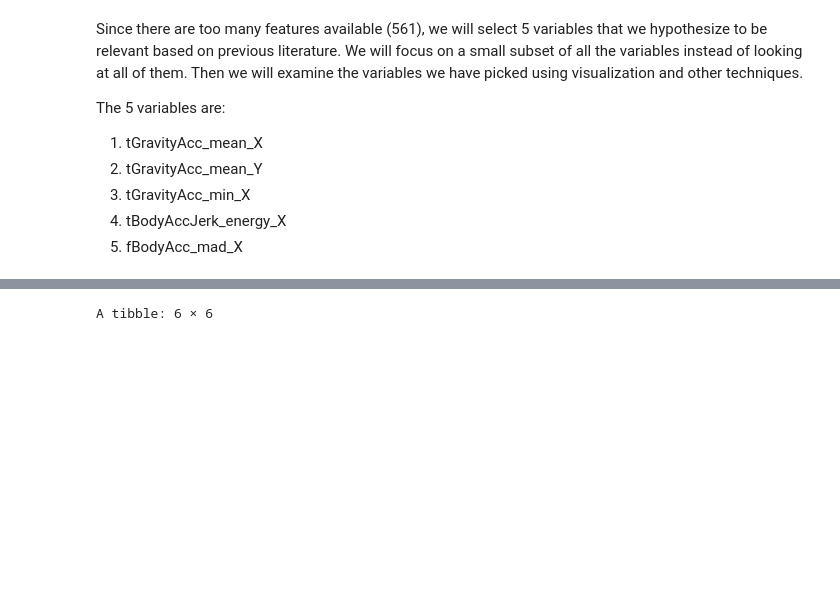
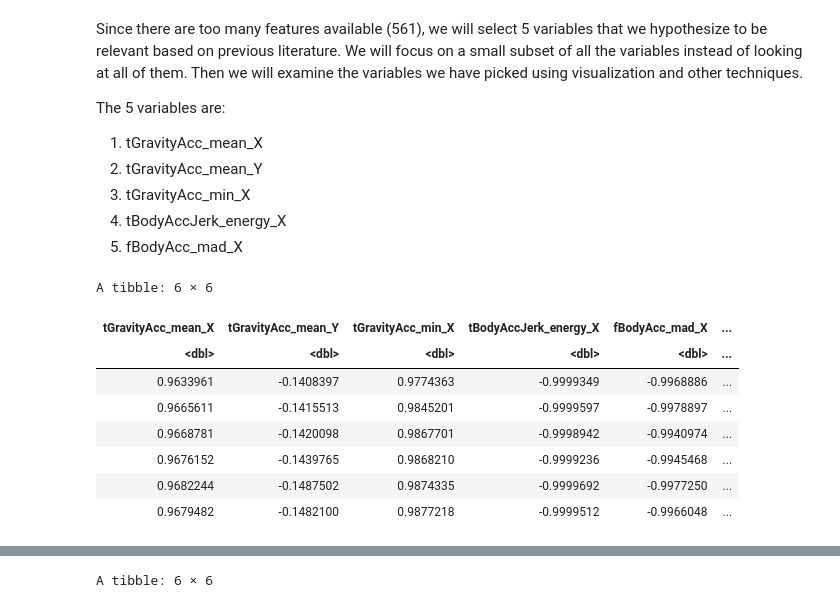
Before and after one commit to eleahj/dsci_project, a Jupyter notebook: human_activities.ipynb, the cells around one changed output, grey strips where cells are left out. Cells and saved outputs as stored; diff of their text form; code cells hidden in the pictures; blank space fills up the shorter version.

```diff
--- a/human_activities.ipynb
+++ b/human_activities.ipynb
@@ -231,3 +189,19 @@ The 5 variables are:
 3. tGravityAcc_min_X
 4. tBodyAccJerk_energy_X
 5. fBodyAcc_mad_X
+# %%
+#Determining correlation of relevant variables proposed from previous research
+
+relevant_acc_columns <- bothdfs %>%
+    select(tGravityAcc_mean_X,tGravityAcc_mean_Y,tGravityAcc_min_X, tBodyAccJerk_energy_X,fBodyAcc_mad_X, activity_label)
+head(relevant_acc_columns)
+# %% [output]
+A tibble: 6 × 6
+| tGravityAcc_mean_X | tGravityAcc_mean_Y | tGravityAcc_min_X | tBodyAccJerk_energy_X | fBodyAcc_mad_X | ... |
+| <dbl> | <dbl> | <dbl> | <dbl> | <dbl> | ... |
+| 0.9633961 | -0.1408397 | 0.9774363 | -0.9999349 | -0.9968886 | ... |
+| 0.9665611 | -0.1415513 | 0.9845201 | -0.9999597 | -0.9978897 | ... |
+| 0.9668781 | -0.1420098 | 0.9867701 | -0.9998942 | -0.9940974 | ... |
+| 0.9676152 | -0.1439765 | 0.9868210 | -0.9999236 | -0.9945468 | ... |
+| 0.9682244 | -0.1487502 | 0.9874335 | -0.9999692 | -0.9977250 | ... |
+| 0.9679482 | -0.1482100 | 0.9877218 | -0.9999512 | -0.9966048 | ... |
```
Also changed, not shown: parts of 11 cells of this notebook.
